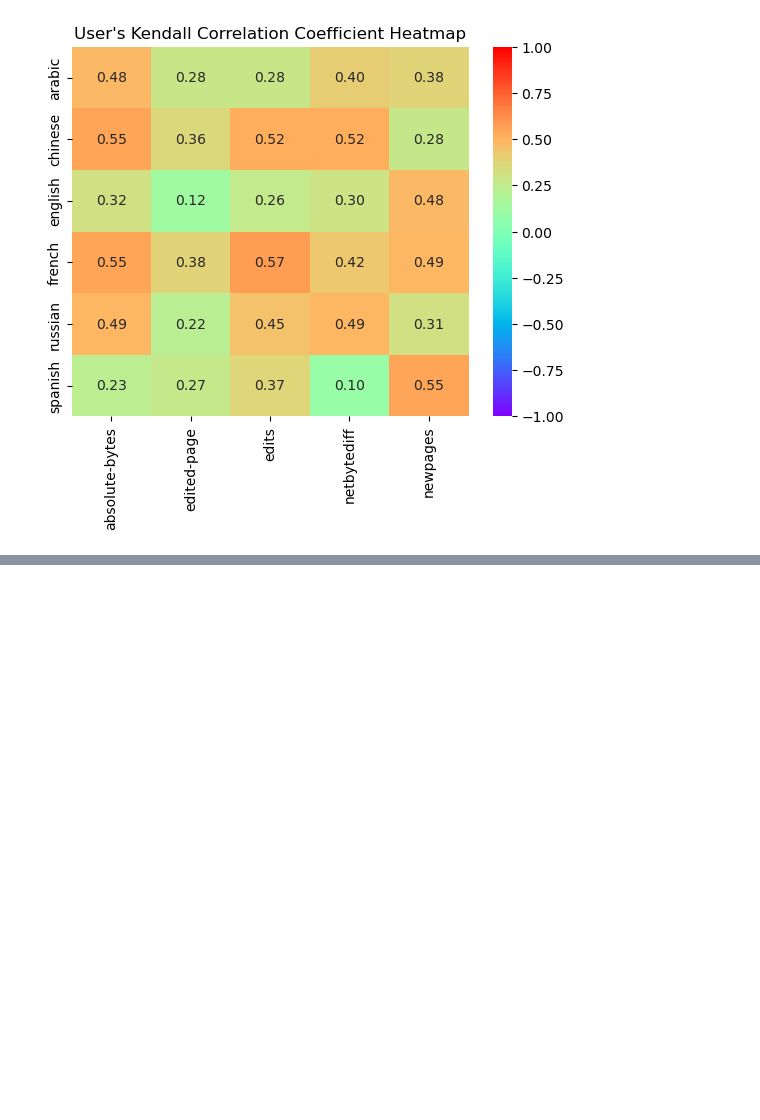
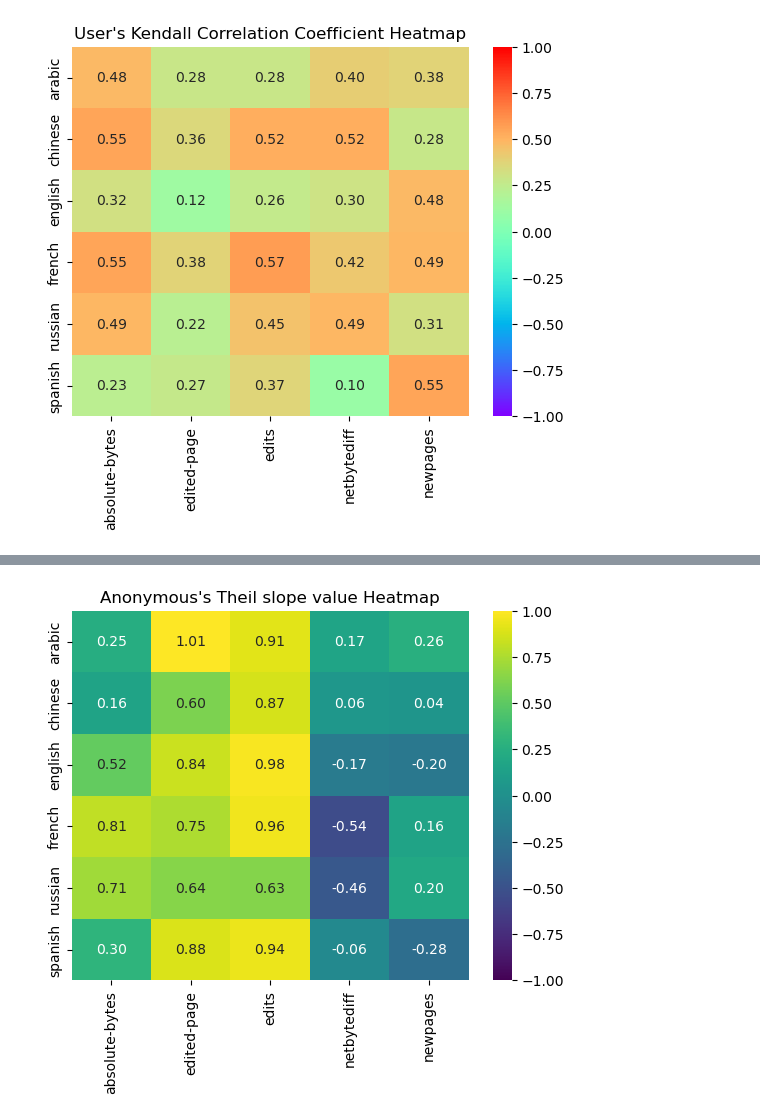
Before and after one commit to aryas0ng/wikipedia-analysis, a Jupyter notebook: plot.ipynb, the cells around one changed output, grey strips where cells are left out. Saved outputs shown, nothing was run; the diff lists cells and outputs as text; code cells hidden in the pictures; blank space fills up the shorter version.

```diff
--- a/plot.ipynb
+++ b/plot.ipynb
@@ -210,0 +216,5 @@ plot("kendall-p-user", title)
+# %%
+title = "Anonymous's Theil slope value Heatmap"
+plot("theil-slope-anon", title)
+# %% [output]
+[figure, added]
```
Also changed, not shown: parts of 4 cells of this notebook, 5 other files.
